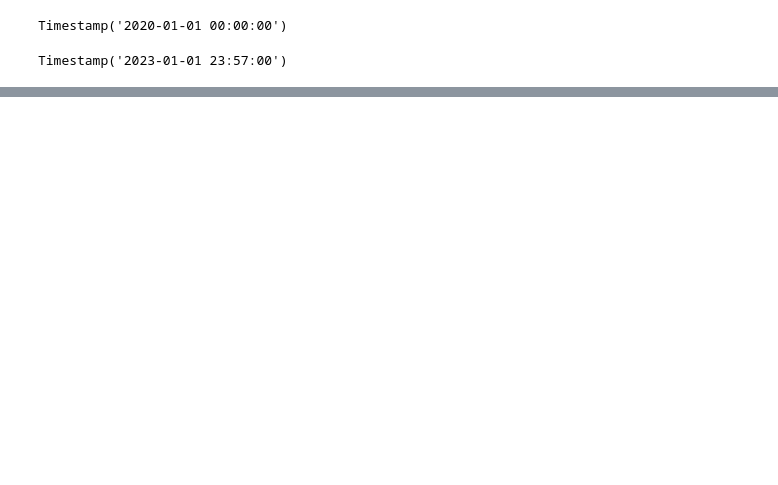
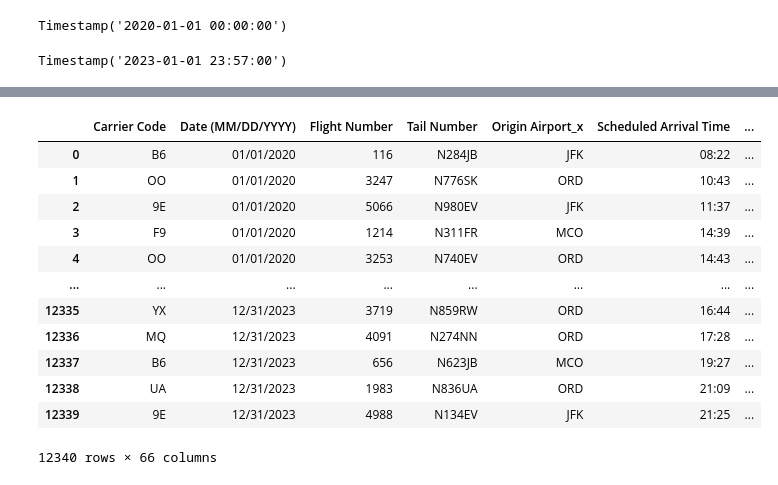
Before and after one commit to saikeerthan-14/flight-delay-prediction, a Jupyter notebook: predictions.ipynb, the cells around one changed output, grey strips where cells are left out. Cells and saved outputs as stored; diff of their text form; code cells hidden in the pictures; blank space fills up the shorter version.

```diff
--- a/predictions.ipynb
+++ b/predictions.ipynb
@@ -548,0 +684,4 @@ syr_w_merged_data
+# %%
+ord_departures_df = departures_df[departures_df["Origin Airport"]=="ORD"]
+ord_departures_df = ord_departures_df[ord_departures_df["date_time"]>=pd.Timestamp("2020-01-01")].sort_values("date_time").reset_index(drop=True)
+ord_departures_df
@@ -548,0 +702,6 @@ syr_w_merged_data
+# %%
+ord_w_merged_data = pd.merge_asof(ord_departures_df.sort_values('date_time'),
+                                       ord_df.sort_values('date_time_map'),
+                                       left_on='date_time', right_on='date_time_map', direction='nearest')
+
+ord_w_merged_data.head()
@@ -548,0 +715,3 @@ syr_w_merged_data
+# %%
+departures_merged_df = pd.concat([jfk_w_merged_data, mco_w_merged_data, ord_w_merged_data]).sort_values("date_time_map").reset_index(drop=True)
+departures_merged_df
@@ -548,0 +764,18 @@ syr_w_merged_data
+# %%
+arr_dep_w_df = pd.merge(syr_w_merged_data, departures_merged_df, on=['Date (MM/DD/YYYY)', 'Carrier Code', 'Flight Number'], how='inner')
+# %%
+arr_dep_w_df.to_csv("./")
+# %% [output]
+|  | Carrier Code | Date (MM/DD/YYYY) | Flight Number | Tail Number | Origin Airport_x | Scheduled Arrival Time | ... |
+| 0 | B6 | 01/01/2020 | 116 | N284JB | JFK | 08:22 | ... |
+| 1 | OO | 01/01/2020 | 3247 | N776SK | ORD | 10:43 | ... |
+| 2 | 9E | 01/01/2020 | 5066 | N980EV | JFK | 11:37 | ... |
+| 3 | F9 | 01/01/2020 | 1214 | N311FR | MCO | 14:39 | ... |
+| 4 | OO | 01/01/2020 | 3253 | N740EV | ORD | 14:43 | ... |
+| ... | ... | ... | ... | ... | ... | ... | ... |
+| 12335 | YX | 12/31/2023 | 3719 | N859RW | ORD | 16:44 | ... |
+| 12336 | MQ | 12/31/2023 | 4091 | N274NN | ORD | 17:28 | ... |
+| 12337 | B6 | 12/31/2023 | 656 | N623JB | MCO | 19:27 | ... |
+| 12338 | UA | 12/31/2023 | 1983 | N836UA | ORD | 21:09 | ... |
+| 12339 | 9E | 12/31/2023 | 4988 | N134EV | JFK | 21:25 | ... |
+12340 rows × 66 columns
```
Also changed, not shown: parts of 35 cells of this notebook, 1 other file.
